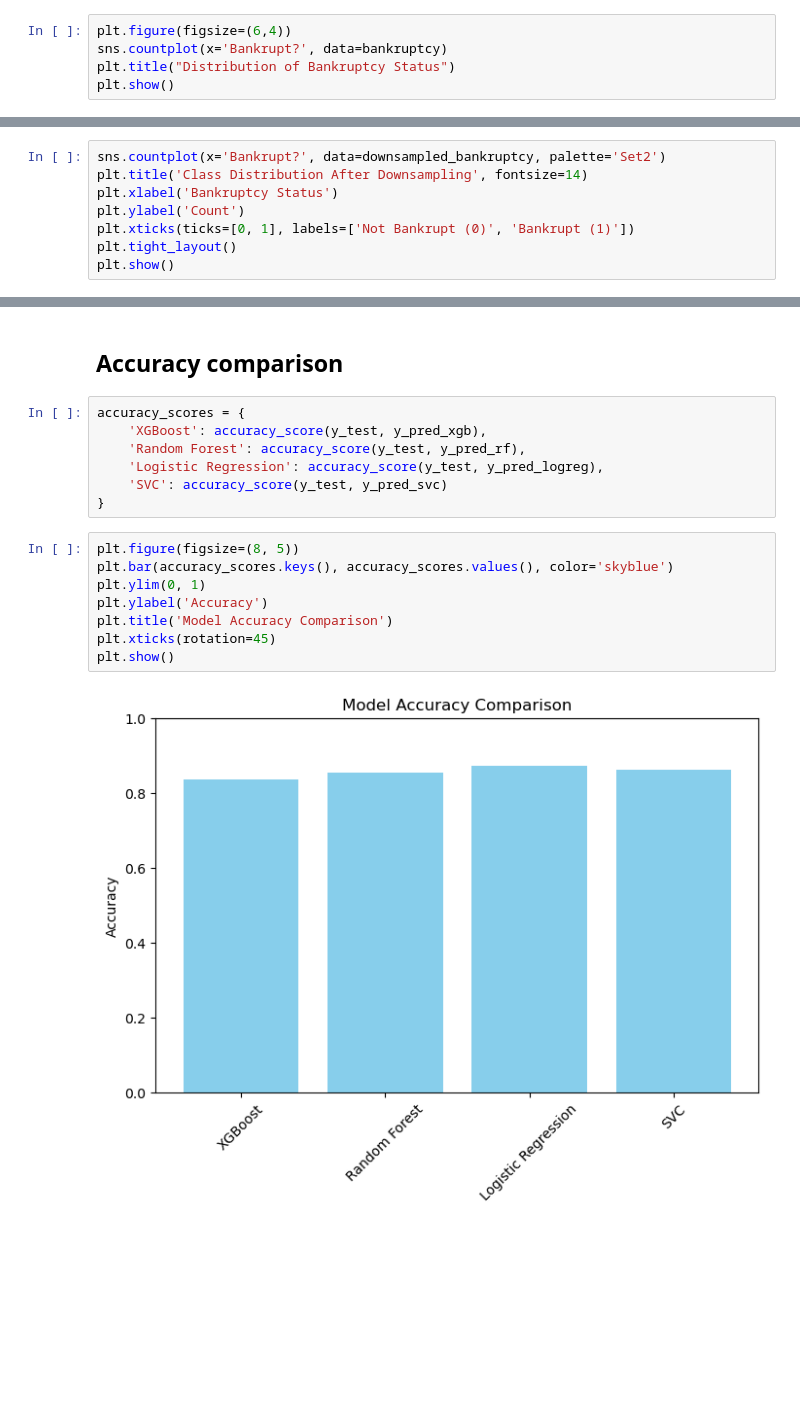
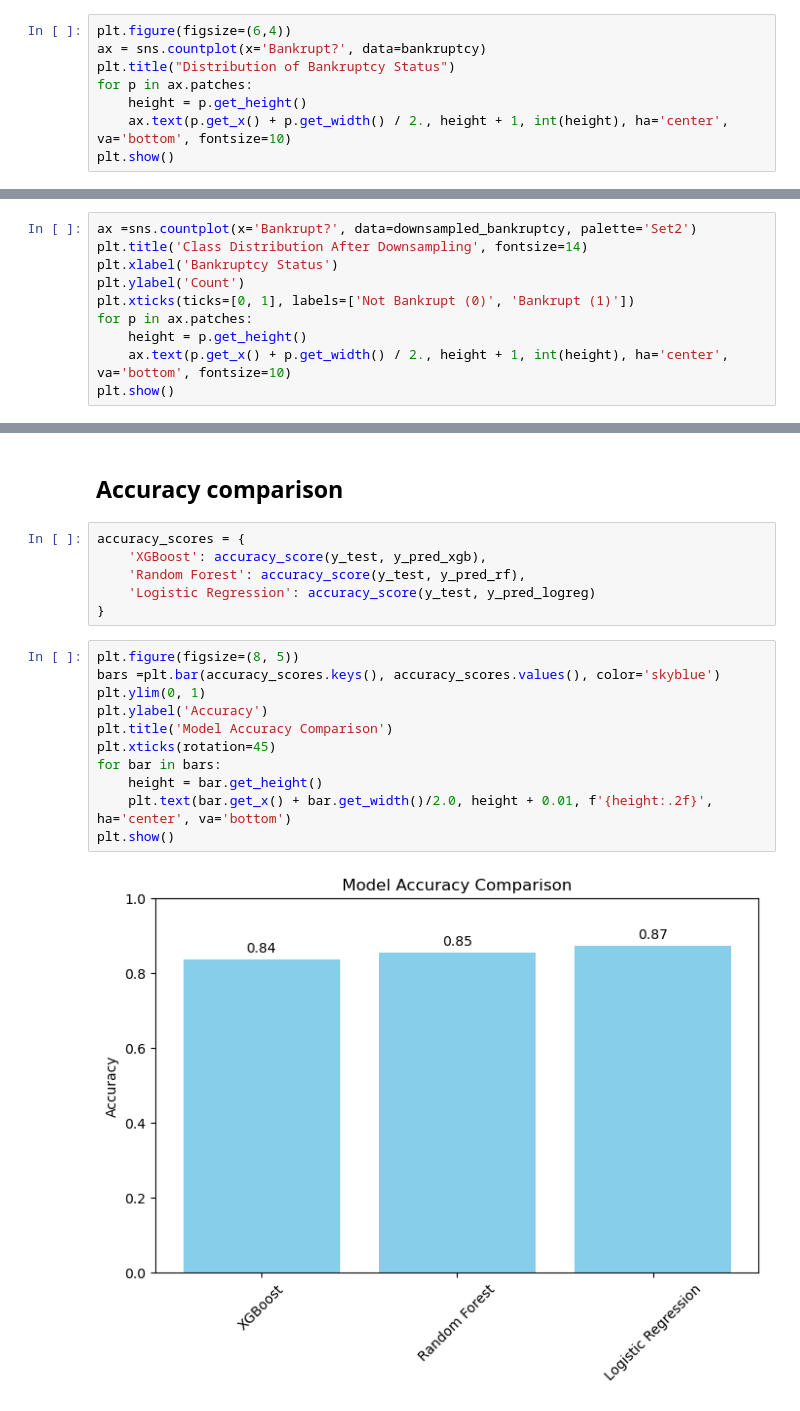
Before and after one commit to Vasi0796/Vasanth-s-project-2025, a Jupyter notebook: bankruptcy.ipynb, the cells around one changed output, grey strips where cells are left out. Drawn from its saved outputs; the diff is of its cells as text; blank space fills up the shorter version.

```diff
--- a/bankruptcy.ipynb
+++ b/bankruptcy.ipynb
@@ -69,7 +68,10 @@ Length: 96, dtype: int64
 ## Data visualisation
 # %%
 plt.figure(figsize=(6,4))
-sns.countplot(x='Bankrupt?', data=bankruptcy)
+ax = sns.countplot(x='Bankrupt?', data=bankruptcy)
 plt.title("Distribution of Bankruptcy Status")
+for p in ax.patches:
+    height = p.get_height()
+    ax.text(p.get_x() + p.get_width() / 2., height + 1, int(height), ha='center', va='bottom', fontsize=10)
 plt.show()
 # %% [output]
@@ -197,11 +199,13 @@ rus_bankruptcy = RandomUnderSampler(random_state=42)
 X_resampled, y_resampled = rus_bankruptcy.fit_resample(X, y)
 downsampled_bankruptcy = pd.concat([pd.DataFrame(X_resampled, columns=X.columns), pd.DataFrame(y_resampled, columns=['Bankrupt?'])], axis=1)
 # %%
-sns.countplot(x='Bankrupt?', data=downsampled_bankruptcy, palette='Set2')
+ax =sns.countplot(x='Bankrupt?', data=downsampled_bankruptcy, palette='Set2')
 plt.title('Class Distribution After Downsampling', fontsize=14)
 plt.xlabel('Bankruptcy Status')
 plt.ylabel('Count')
 plt.xticks(ticks=[0, 1], labels=['Not Bankrupt (0)', 'Bankrupt (1)'])
-plt.tight_layout()
+for p in ax.patches:
+    height = p.get_height()
+    ax.text(p.get_x() + p.get_width() / 2., height + 1, int(height), ha='center', va='bottom', fontsize=10)
 plt.show()
 # %% [output]
@@ -390,16 +353,18 @@ plt.show()
 accuracy_scores = {
     'XGBoost': accuracy_score(y_test, y_pred_xgb),
     'Random Forest': accuracy_score(y_test, y_pred_rf),
-    'Logistic Regression': accuracy_score(y_test, y_pred_logreg),
-    'SVC': accuracy_score(y_test, y_pred_svc)
+    'Logistic Regression': accuracy_score(y_test, y_pred_logreg)
 }
 # %%
 plt.figure(figsize=(8, 5))
-plt.bar(accuracy_scores.keys(), accuracy_scores.values(), color='skyblue')
+bars =plt.bar(accuracy_scores.keys(), accuracy_scores.values(), color='skyblue')
 plt.ylim(0, 1)
 plt.ylabel('Accuracy')
 plt.title('Model Accuracy Comparison')
 plt.xticks(rotation=45)
+for bar in bars:
+    height = bar.get_height()
+    plt.text(bar.get_x() + bar.get_width()/2.0, height + 0.01, f'{height:.2f}', ha='center', va='bottom')
 plt.show()
 # %% [output]
-[figure, old version]
+[figure, new version]
```
Also changed, not shown: parts of 13 cells of this notebook.
